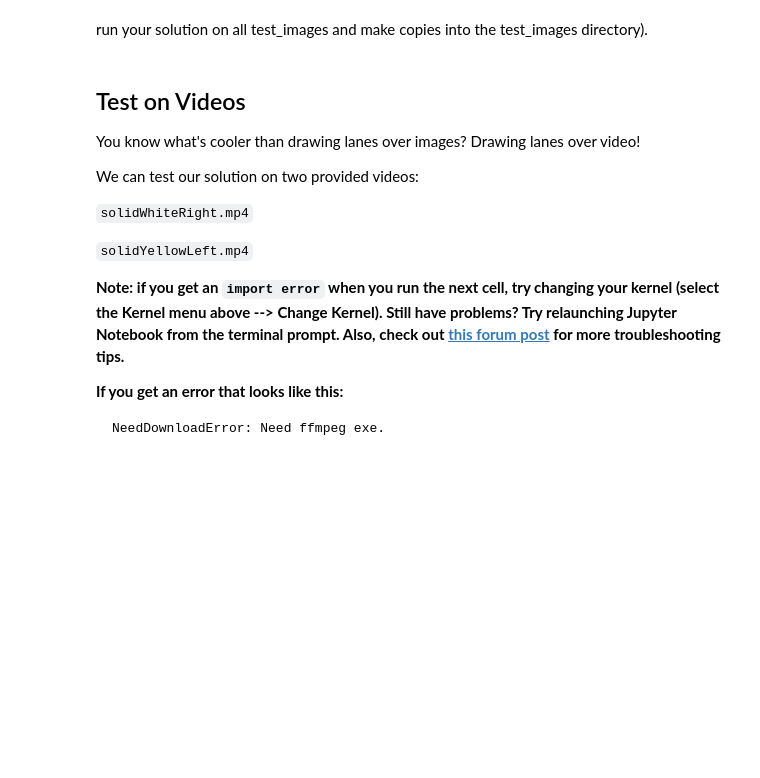
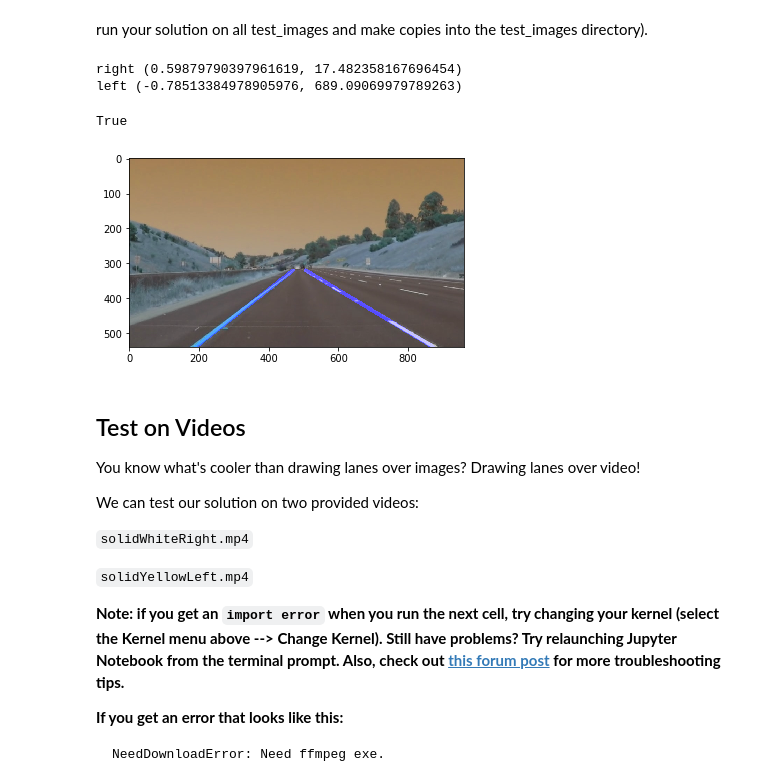
Before and after one commit to BHunt11/CarND-LaneLines-P1, a Jupyter notebook: P1.ipynb, the cells around one changed output. Saved outputs shown, nothing was run; the diff lists cells and outputs as text; code cells hidden in the pictures; blank space fills up the shorter version.

```diff
--- a/P1.ipynb
+++ b/P1.ipynb
@@ -210,29 +238,31 @@ high_threshold = 75
 # Hough
 rho = 2
 theta = np.pi/180
-threshold = 60
-min_line_length = 150
-max_line_gap = 150
+threshold = 15
+min_line_length = 50
+max_line_gap = 40
 ## CONSTANTS END
 
 ## INIT START
 # Masking
+global MASK_Offset_BottomHorizon
+global MASK_Offset_Horizon
+MASK_Offset_Horizon_Correction = 50
 MASK_Offset_BotLeft = 50
 MASK_Offset_BotRight = 50
-MASK_Offset_BottomHorizon = 0
-MASK_Offset_Horizon = 250
 MASK_Offset_TopLeft = 25
 MASK_Offset_TopRight = 25
 ignore_mask_color = 255
 # Image Info
-image_info = 'test_images/SolidYellowCurve.jpg'
+image_info = 'test_images/whitecarLaneSwitch.jpg'
+output_info = 'test_images/OUTPUT_whiteCarLaneSwitch.jpg'
 ## INIT END
 
 ## Base image info and Masking parameter setup
-image = mpimg.imread(image_info)
+image = cv2.imread(image_info)
 ysize = image.shape[0]
 xsize = image.shape[1]
-MASK_Offset_Horizon = ysize / 2 + 45
+MASK_Offset_Horizon = int(ysize / 2 + MASK_Offset_Horizon_Correction)
 MASK_Offset_BottomHorizon = ysize
 
 
@@ -251,34 +281,39 @@ edges = canny(blur_gray,low_threshold,high_threshold)
 
 ## MASKING
 ## Utilize numpy for init of mask of zero's for targetted image extraction
 mask = np.zeros_like(edges)
 
 ## Create four sided polygon array for targetted image extraction
 vertices = np.array([[(MASK_Offset_BotLeft,MASK_Offset_BottomHorizon),(xsize/2-MASK_Offset_TopLeft,MASK_Offset_Horizon),
                       (xsize/2+MASK_Offset_TopRight,MASK_Offset_Horizon),(xsize-MASK_Offset_BotRight, MASK_Offset_BottomHorizon)]],
                     dtype=np.int32)
 cv2.fillPoly(mask,vertices,ignore_mask_color)
 masked_edges = cv2.bitwise_and(edges,mask)
 
 
 line_image = np.copy(image)*0
 
 #hough_out = hough_extrap(masked_edges,rho,theta,threshold,min_line_length,max_line_gap,image)
 hough_out = hough_lines(masked_edges,rho,theta,threshold,min_line_length,max_line_gap)
 
 # hough_gray = grayscale(hough_out)
 #fl = open('hough_output.csv', 'w')
 
 #writer = csv.writer(fl)
 #for values in hough_gray:
 #   writer.writerow(values)
 
 #fl.close()
 
 
 weighted_out = weighted_img (hough_out,image)
 plt.imshow(weighted_out)
-cv2.imwrite('test_images/Output.png',hough_out)
+cv2.imwrite(output_info,weighted_out)
+# %% [output]
+right (0.59879790397961619, 17.482358167696454)
+left (-0.78513384978905976, 689.09069979789263)
+True
+[figure, added]
 # %% [markdown]
 ## Test on Videos
 
```
Also changed, not shown: parts of 7 cells of this notebook, 6 other files.
